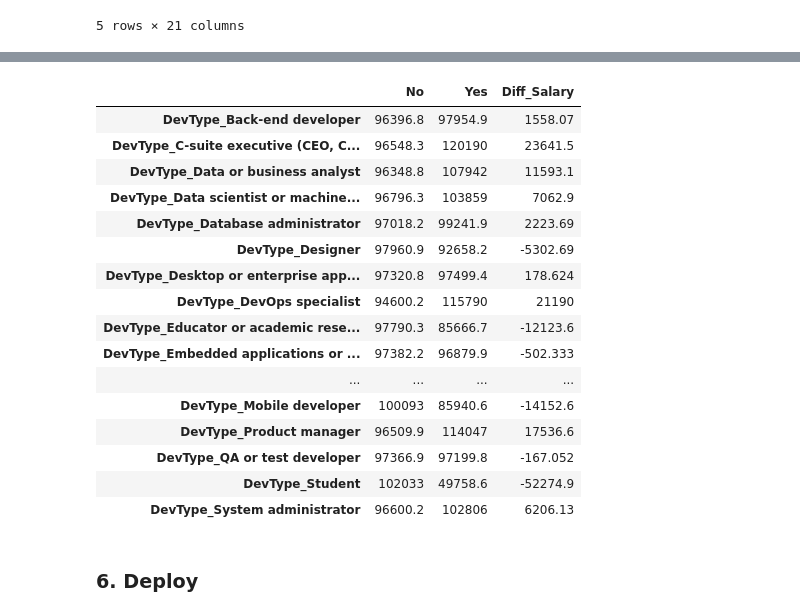
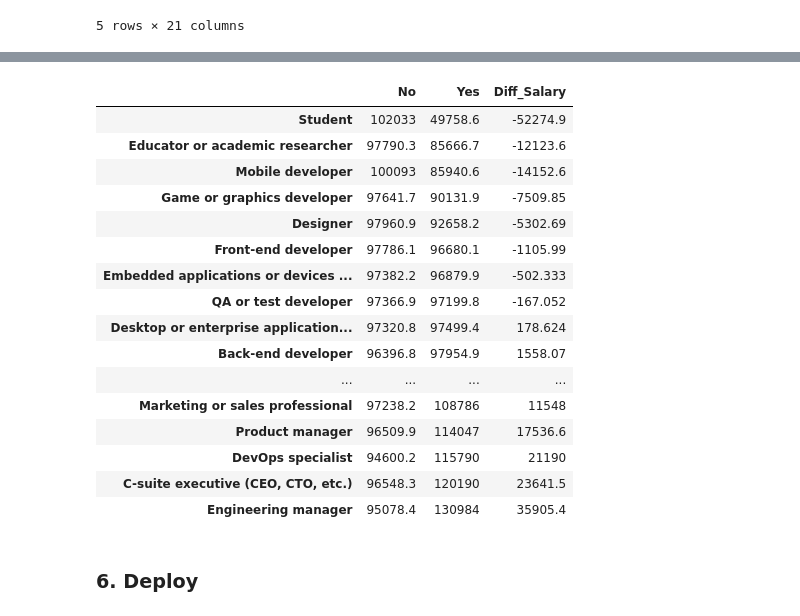
Before and after one commit to dragon7-fc/DSND-Blog-Post, a Jupyter notebook: WhatIsTheHotestJob.ipynb, the cells around one changed output, grey strips where cells are left out. Cells and saved outputs as stored; diff of their text form; code cells hidden in the pictures.

```diff
--- a/WhatIsTheHotestJob.ipynb
+++ b/WhatIsTheHotestJob.ipynb
@@ -210,30 +220,32 @@ plt.title("Salary - Count");
 # %%
 yn_salary_df = pd.DataFrame(columns=['0', '1', 'diff'], index=devtype)
 
 for dt in devtype:
     for yn in [0, 1]:
         yn_salary_df.loc[dt][yn] = dt_salary_df.groupby(dt).mean()['ConvertedSalary'][yn]
     yn_salary_df.loc[dt]['diff'] = yn_salary_df.loc[dt][1] - yn_salary_df.loc[dt][0]
 
 yn_salary_df.columns=['No', 'Yes', 'Diff_Salary']
+yn_salary_df.index = yn_salary_df.index.str.slice(8)
+yn_salary_df.sort_index(by='Yes', inplace=True)
 yn_salary_df.style.bar(subset=['Diff_Salary'], align='mid', color=['#d65f5f', '#5fba7d'])
 # %% [output]
 |  | No | Yes | Diff_Salary |
-| DevType_Back-end developer | 96396.8 | 97954.9 | 1558.07 |
-| DevType_C-suite executive (CEO, C... | 96548.3 | 120190 | 23641.5 |
-| DevType_Data or business analyst | 96348.8 | 107942 | 11593.1 |
-| DevType_Data scientist or machine... | 96796.3 | 103859 | 7062.9 |
-| DevType_Database administrator | 97018.2 | 99241.9 | 2223.69 |
-| DevType_Designer | 97960.9 | 92658.2 | -5302.69 |
-| DevType_Desktop or enterprise app... | 97320.8 | 97499.4 | 178.624 |
-| DevType_DevOps specialist | 94600.2 | 115790 | 21190 |
-| DevType_Educator or academic rese... | 97790.3 | 85666.7 | -12123.6 |
-| DevType_Embedded applications or ... | 97382.2 | 96879.9 | -502.333 |
+| Student | 102033 | 49758.6 | -52274.9 |
+| Educator or academic researcher | 97790.3 | 85666.7 | -12123.6 |
+| Mobile developer | 100093 | 85940.6 | -14152.6 |
+| Game or graphics developer | 97641.7 | 90131.9 | -7509.85 |
+| Designer | 97960.9 | 92658.2 | -5302.69 |
+| Front-end developer | 97786.1 | 96680.1 | -1105.99 |
+| Embedded applications or devices ... | 97382.2 | 96879.9 | -502.333 |
+| QA or test developer | 97366.9 | 97199.8 | -167.052 |
+| Desktop or enterprise application... | 97320.8 | 97499.4 | 178.624 |
+| Back-end developer | 96396.8 | 97954.9 | 1558.07 |
 | ... | ... | ... | ... |
-| DevType_Mobile developer | 100093 | 85940.6 | -14152.6 |
-| DevType_Product manager | 96509.9 | 114047 | 17536.6 |
-| DevType_QA or test developer | 97366.9 | 97199.8 | -167.052 |
-| DevType_Student | 102033 | 49758.6 | -52274.9 |
-| DevType_System administrator | 96600.2 | 102806 | 6206.13 |
+| Marketing or sales professional | 97238.2 | 108786 | 11548 |
+| Product manager | 96509.9 | 114047 | 17536.6 |
+| DevOps specialist | 94600.2 | 115790 | 21190 |
+| C-suite executive (CEO, CTO, etc.) | 96548.3 | 120190 | 23641.5 |
+| Engineering manager | 95078.4 | 130984 | 35905.4 |
 # %% [markdown]
 ### 6. Deploy
```
Also changed, not shown: parts of 8 cells of this notebook, 1 other file.
